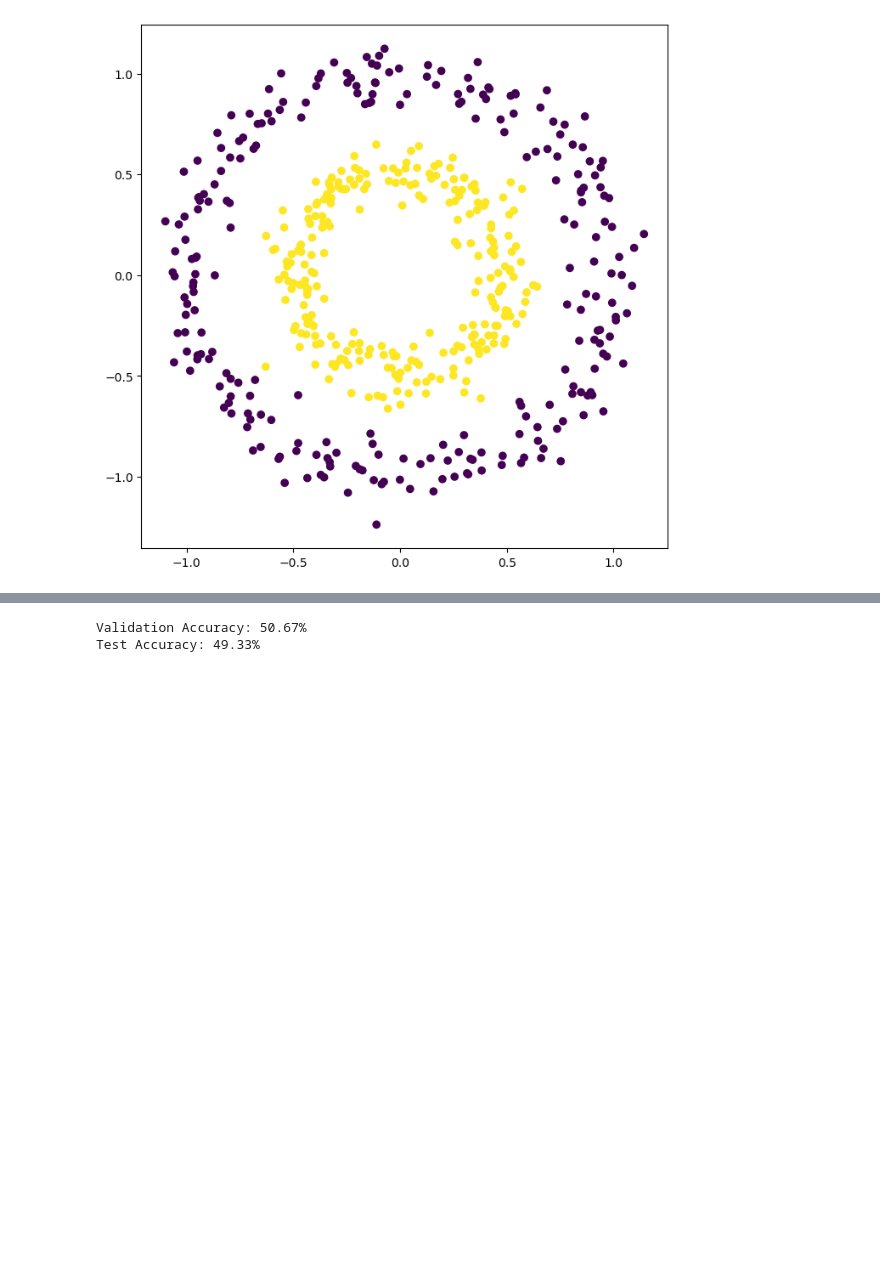
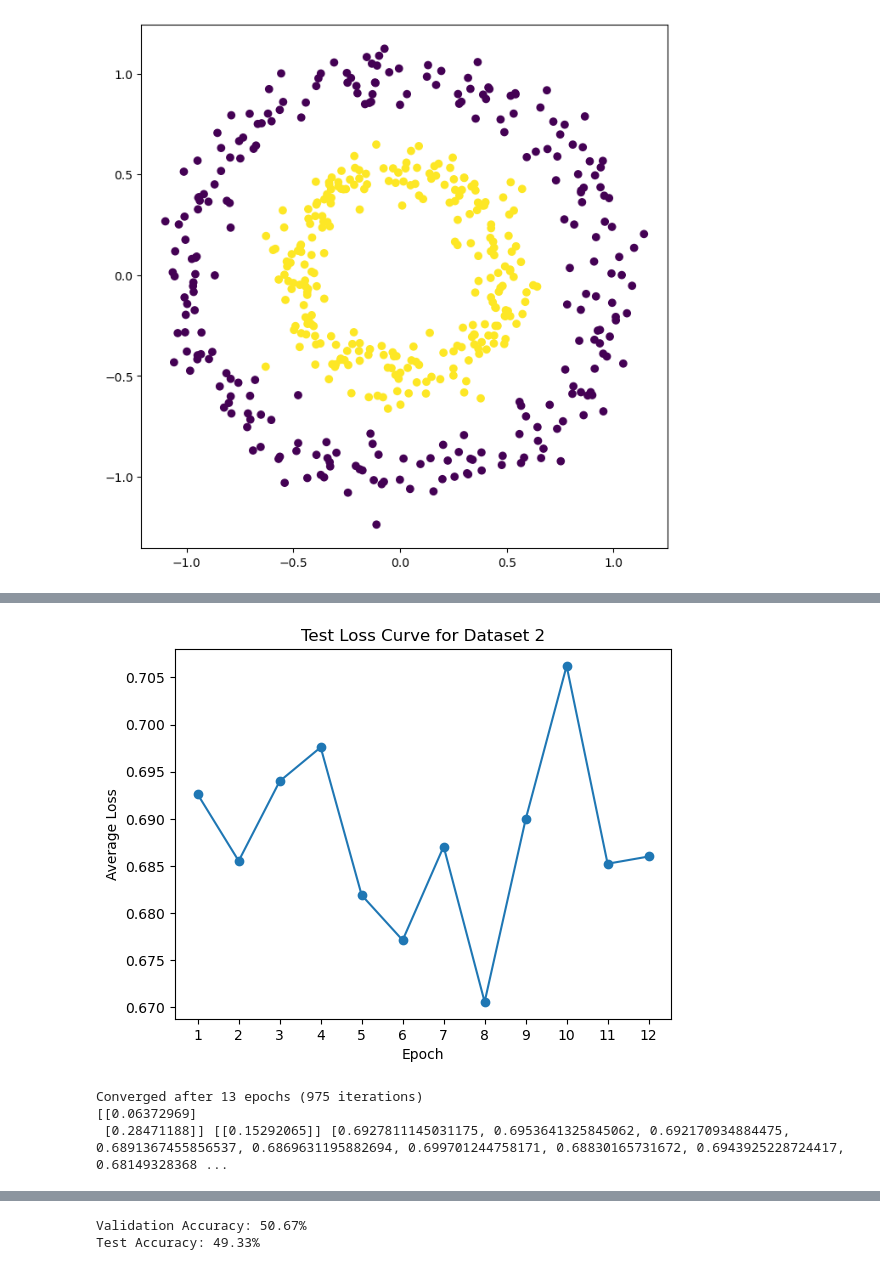
Before and after one commit to aakanksha1500/CT5133_DL_colab, a Jupyter notebook: DL_Assignment1_latest.ipynb, the cells around one changed output, grey strips where cells are left out. Cells and saved outputs as stored; diff of their text form; code cells hidden in the pictures; blank space fills up the shorter version.

```diff
--- a/DL_Assignment1_latest.ipynb
+++ b/DL_Assignment1_latest.ipynb
@@ -43,7 +43,15 @@ from sklearn.model_selection import train_test_split
 # N = 500 # No of iterations
 # %%
 # Sigmoid Function (Activation Function)
+
 def sigmoid(z):
+    """
+    Implementation of activation function
+    Inputs:
+    z (linear input)
+    Outputs:
+    Binary classification returns probability value between 0 & 1
+    """
     return (1 / (1 + (np.exp(-z))))
 # %%
 # Loss function
@@ -254,0 +272,19 @@ plt.show()
+# %%
+# plotting the Avg_Loss v/s Epoch on Test data for Dataset 2
+plt.plot(range(1, len(test_epoch_loss2 )+1), test_epoch_loss2 , marker='o')
+plt.xlabel("Epoch")
+plt.ylabel("Average Loss")
+plt.title("Test Loss Curve for Dataset 2")
+plt.xticks(range(1, len(test_epoch_loss2 )+1))
+plt.show()
+# %% [output]
+[figure, added]
+# %%
+#implementing logistic regression function on Validation data (Dataset 2)
+
+val_w2, val_b2, val_loss2, val_epoch_loss2 = train_logistic_regression(X_val2, Y_val2, alpha=0.01, max_iteration=30000, threshold=1e-3)
+print(val_w2, val_b2, val_epoch_loss2 )
+# %% [output]
+Converged after 13 epochs (975 iterations)
+[[0.06372969]
+ [0.28471188]] [[0.15292065]] [0.6927811145031175, 0.6953641325845062, 0.692170934884475, 0.6891367455856537, 0.6869631195882694, 0.699701244758171, 0.68830165731672, 0.6943925228724417, 0.68149328368 ...
```
Also changed, not shown: parts of 12 cells of this notebook.
